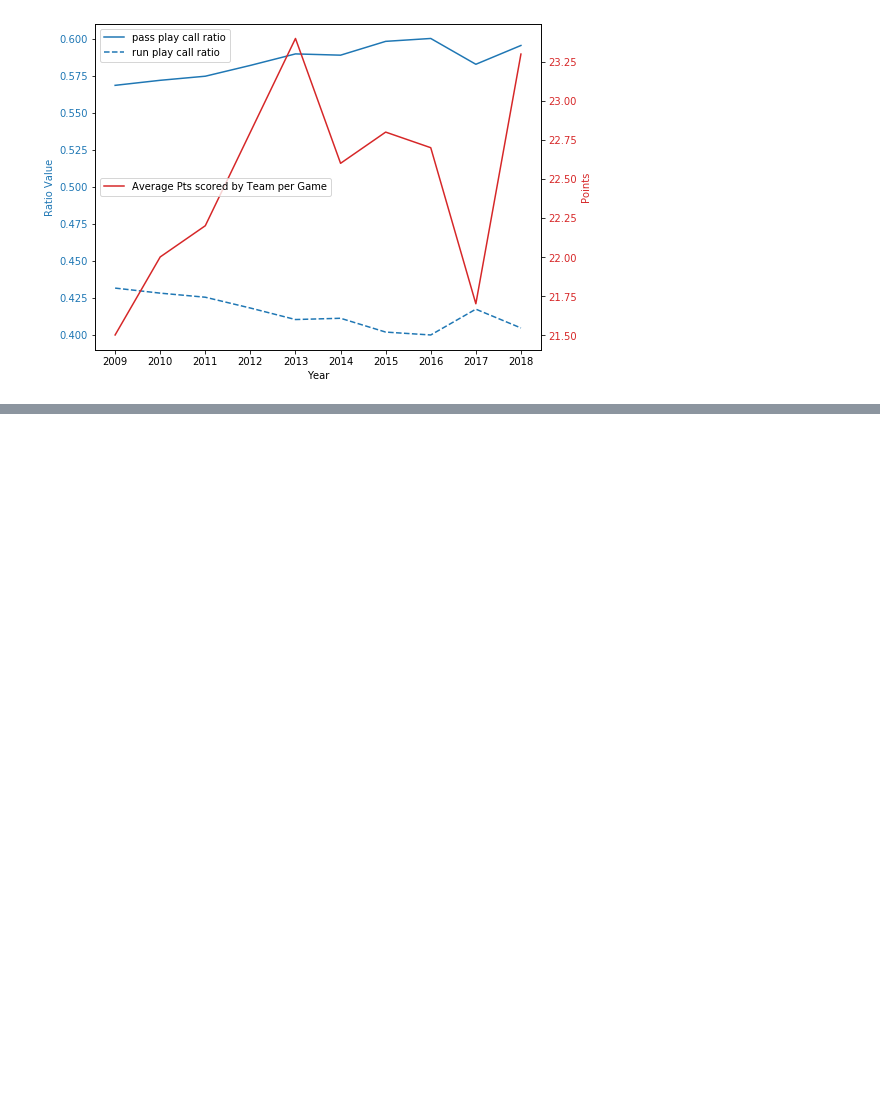
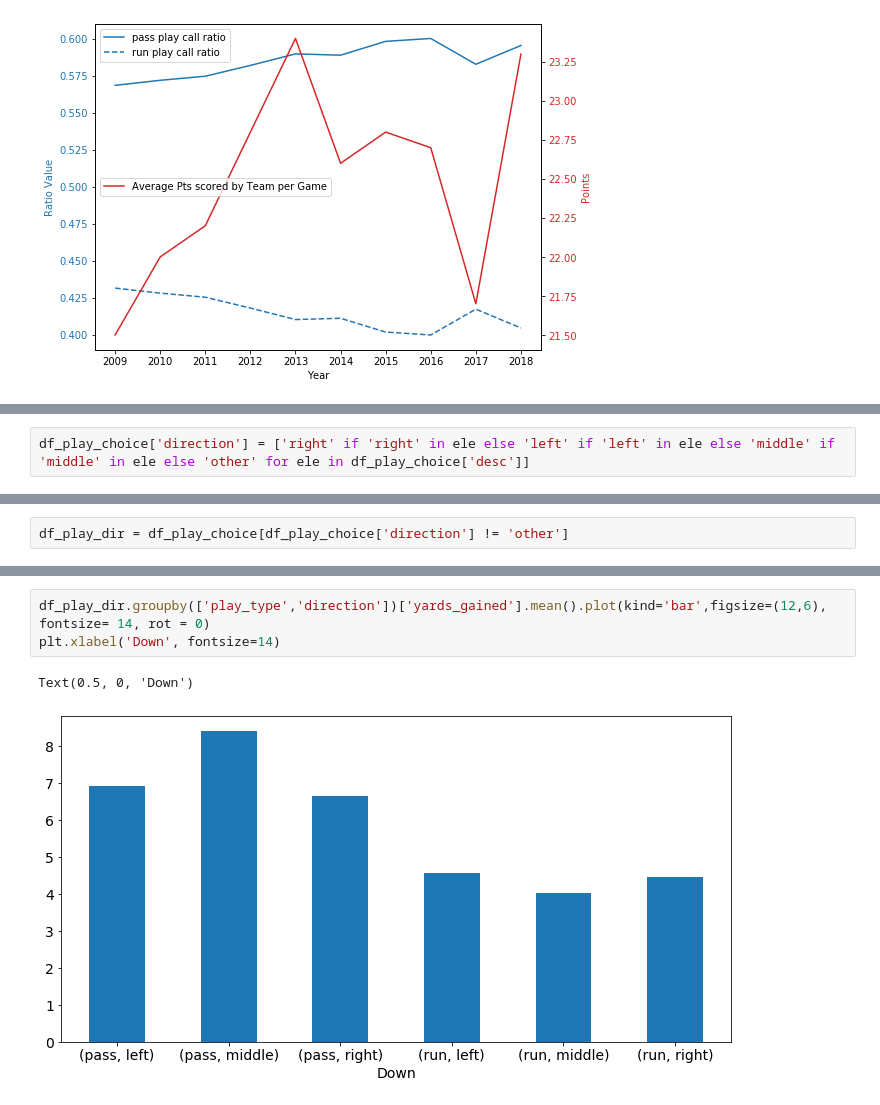
Before and after one commit to pspatel2/nfl_play_by_play_research, a Jupyter notebook: Exploring_Play_by_Play_NFL-Copy1.ipynb, the cells around one changed output, grey strips where cells are left out. Saved outputs shown, nothing was run; the diff lists cells and outputs as text; blank space fills up the shorter version.

```diff
--- a/Exploring_Play_by_Play_NFL-Copy1.ipynb
+++ b/Exploring_Play_by_Play_NFL-Copy1.ipynb
@@ -685,0 +777,2 @@ idea is to pull description of direction of run and pass to see what teams sprea
+# %%
+df_play_choice['direction'] = ['right' if 'right' in ele else 'left' if 'left' in ele else 'middle' if 'middle' in ele else 'other' for ele in df_play_choice['desc']]
@@ -685,0 +813,2 @@ idea is to pull description of direction of run and pass to see what teams sprea
+# %%
+df_play_dir = df_play_choice[df_play_choice['direction'] != 'other']
@@ -685,0 +826,6 @@ idea is to pull description of direction of run and pass to see what teams sprea
+# %%
+df_play_dir.groupby(['play_type','direction'])['yards_gained'].mean().plot(kind='bar',figsize=(12,6), fontsize= 14, rot = 0)
+plt.xlabel('Down', fontsize=14)
+# %% [output]
+Text(0.5, 0, 'Down')
+[figure, added]
```
Also changed, not shown: parts of 32 cells of this notebook, 1 other file.
